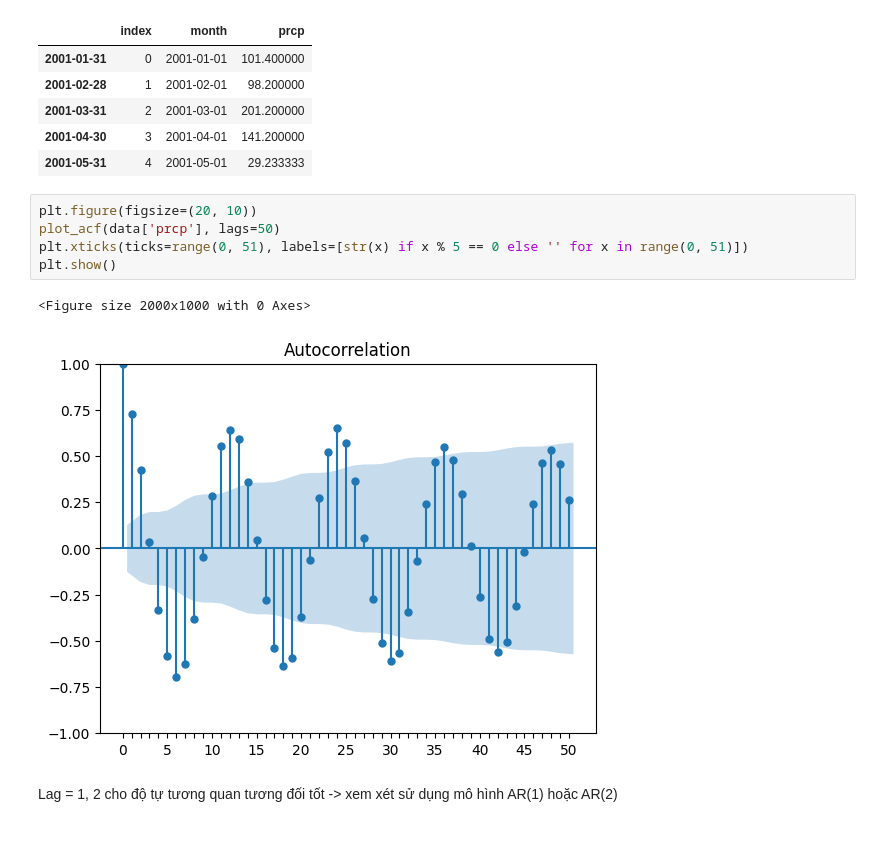
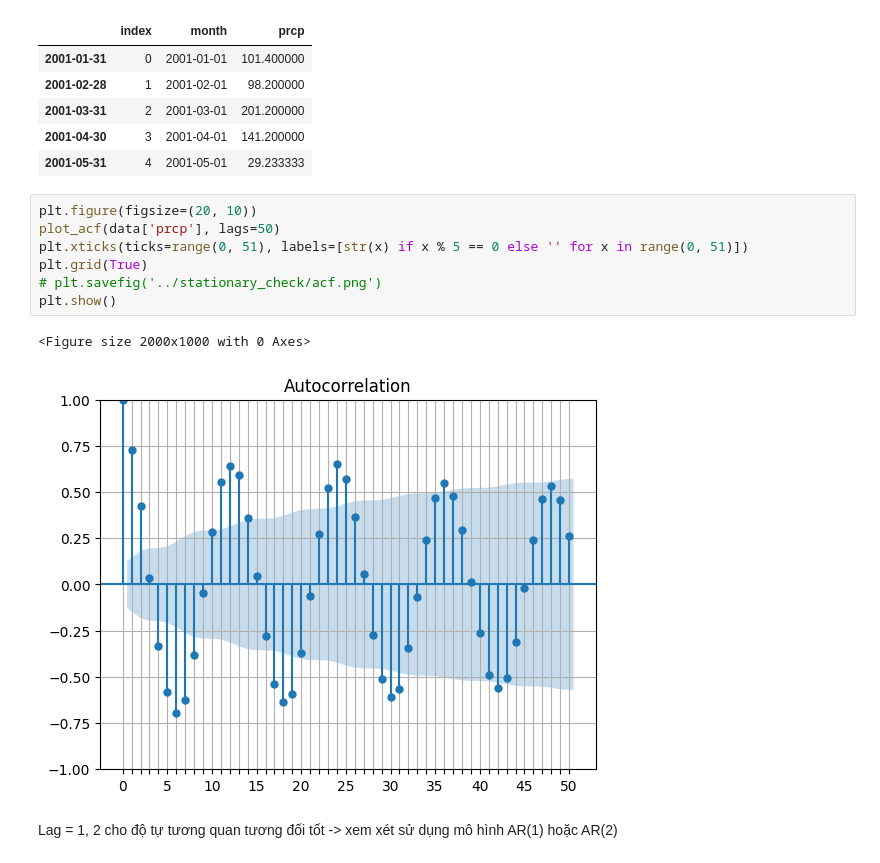
Before and after one commit to Kizza2014/time_series_climate_weather_surface_of_Brazil, a Jupyter notebook: models/ar_model.ipynb, the cells around one changed output. Drawn from its saved outputs; the diff is of its cells as text.

Commit message:
new acf graph

```diff
--- a/models/ar_model.ipynb
+++ b/models/ar_model.ipynb
@@ -21,11 +20,13 @@ data.head()
 # %%
 plt.figure(figsize=(20, 10))
 plot_acf(data['prcp'], lags=50)
 plt.xticks(ticks=range(0, 51), labels=[str(x) if x % 5 == 0 else '' for x in range(0, 51)])
+plt.grid(True)
+# plt.savefig('../stationary_check/acf.png')
 plt.show()
 # %% [output]
 <Figure size 2000x1000 with 0 Axes>
-[figure, old version]
+[figure, new version]
 # %% [markdown]
 Lag = 1, 2 cho độ tự tương quan tương đối tốt -> xem xét sử dụng mô hình AR(1) hoặc AR(2)
 # %% [markdown]
```
Also changed, not shown: parts of 1 cell of this notebook, 2 other files.
